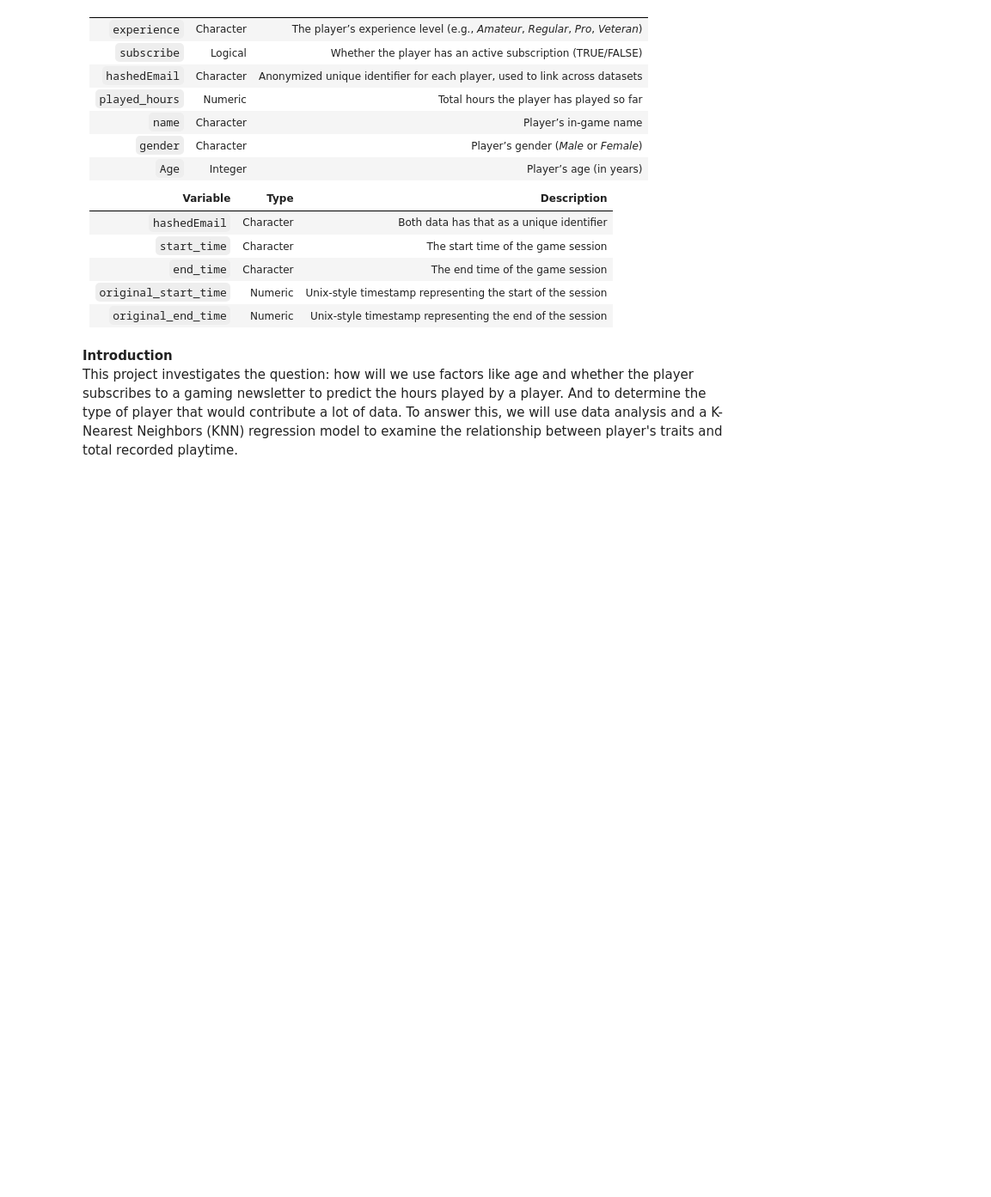
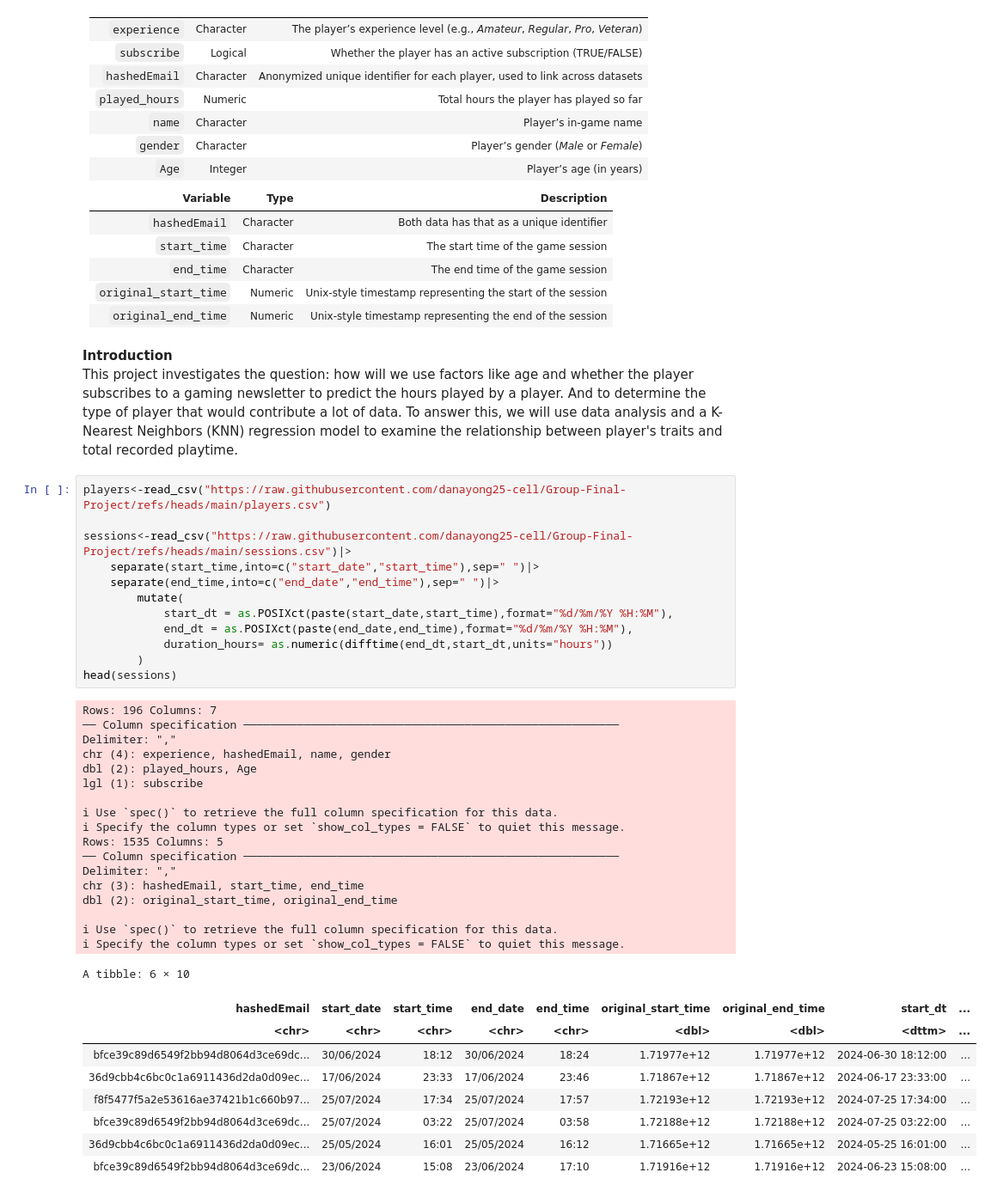
Before and after one commit to danayong25-cell/Group-Final-Project, a Jupyter notebook: group final project.ipynb, the cells around one changed output. Shown at 86% size. Saved outputs shown, nothing was run; the diff lists cells and outputs as text; blank space fills up the shorter version.

```diff
--- a/group final project.ipynb
+++ b/group final project.ipynb
@@ -60,3 +82,42 @@ A data.frame: 6 × 5
 # %% [markdown]
 **Introduction** \
 This project investigates the question: how will we use factors like age and whether the player subscribes to a gaming newsletter to predict the hours played by a player. And to determine the type of player that would contribute a lot of data. To answer this, we will use data analysis and a K-Nearest Neighbors (KNN) regression model to examine the relationship between player's traits and total recorded playtime.
+# %%
+players<-read_csv("https://raw.githubusercontent.com/danayong25-cell/Group-Final-Project/refs/heads/main/players.csv")
+
+sessions<-read_csv("https://raw.githubusercontent.com/danayong25-cell/Group-Final-Project/refs/heads/main/sessions.csv")|>
+    separate(start_time,into=c("start_date","start_time"),sep=" ")|>
+    separate(end_time,into=c("end_date","end_time"),sep=" ")|>
+        mutate(
+            start_dt = as.POSIXct(paste(start_date,start_time),format="%d/%m/%Y %H:%M"),
+            end_dt = as.POSIXct(paste(end_date,end_time),format="%d/%m/%Y %H:%M"),
+            duration_hours= as.numeric(difftime(end_dt,start_dt,units="hours"))
+        )
+head(sessions)
+# %% [output]
+Rows: 196 Columns: 7
+── Column specification ────────────────────────────────────────────────────────
+Delimiter: ","
+chr (4): experience, hashedEmail, name, gender
+dbl (2): played_hours, Age
+lgl (1): subscribe
+
+ℹ Use `spec()` to retrieve the full column specification for this data.
+ℹ Specify the column types or set `show_col_types = FALSE` to quiet this message.
+Rows: 1535 Columns: 5
+── Column specification ────────────────────────────────────────────────────────
+Delimiter: ","
+chr (3): hashedEmail, start_time, end_time
+dbl (2): original_start_time, original_end_time
+
+ℹ Use `spec()` to retrieve the full column specification for this data.
+ℹ Specify the column types or set `show_col_types = FALSE` to quiet this message.
+A tibble: 6 × 10
+| hashedEmail | start_date | start_time | end_date | end_time | original_start_time | original_end_time | start_dt | ... |
+| <chr> | <chr> | <chr> | <chr> | <chr> | <dbl> | <dbl> | <dttm> | ... |
+| bfce39c89d6549f2bb94d8064d3ce69dc... | 30/06/2024 | 18:12 | 30/06/2024 | 18:24 | 1.71977e+12 | 1.71977e+12 | 2024-06-30 18:12:00 | ... |
+| 36d9cbb4c6bc0c1a6911436d2da0d09ec... | 17/06/2024 | 23:33 | 17/06/2024 | 23:46 | 1.71867e+12 | 1.71867e+12 | 2024-06-17 23:33:00 | ... |
+| f8f5477f5a2e53616ae37421b1c660b97... | 25/07/2024 | 17:34 | 25/07/2024 | 17:57 | 1.72193e+12 | 1.72193e+12 | 2024-07-25 17:34:00 | ... |
+| bfce39c89d6549f2bb94d8064d3ce69dc... | 25/07/2024 | 03:22 | 25/07/2024 | 03:58 | 1.72188e+12 | 1.72188e+12 | 2024-07-25 03:22:00 | ... |
+| 36d9cbb4c6bc0c1a6911436d2da0d09ec... | 25/05/2024 | 16:01 | 25/05/2024 | 16:12 | 1.71665e+12 | 1.71665e+12 | 2024-05-25 16:01:00 | ... |
+| bfce39c89d6549f2bb94d8064d3ce69dc... | 23/06/2024 | 15:08 | 23/06/2024 | 17:10 | 1.71916e+12 | 1.71916e+12 | 2024-06-23 15:08:00 | ... |
```
Also changed, not shown: parts of 9 cells of this notebook.
